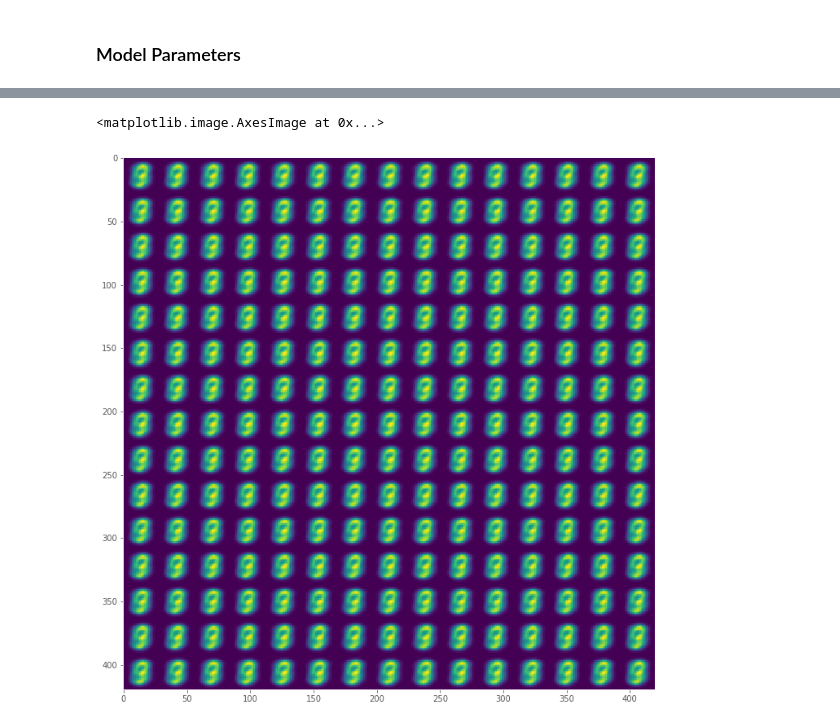
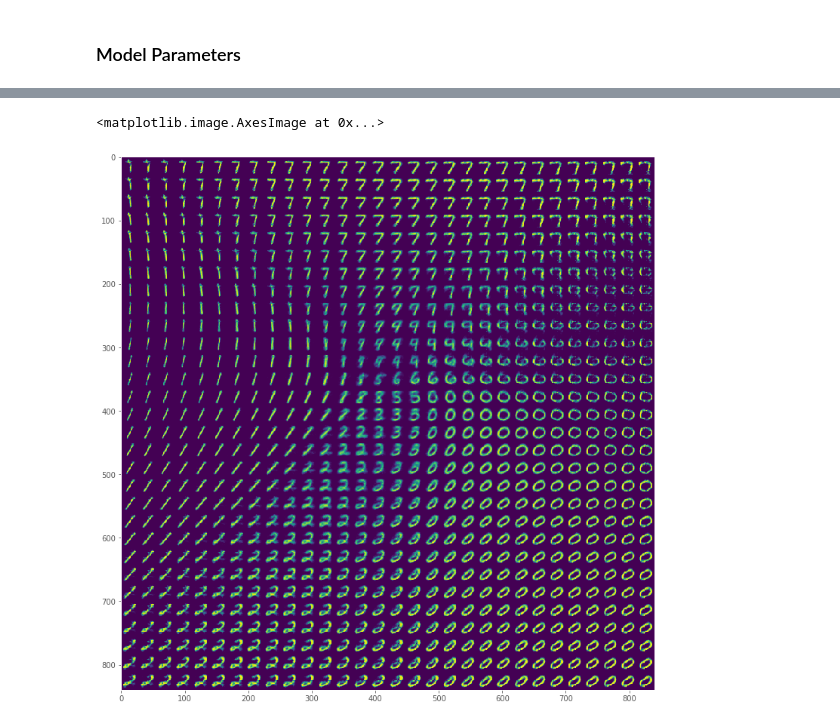
Before and after one commit to gandhiy/variational_inference, a Jupyter notebook: VAE MNIST.ipynb, the cells around one changed output, grey strips where cells are left out. Saved outputs shown, nothing was run; the diff lists cells and outputs as text; code cells hidden in the pictures.

```diff
--- a/VAE MNIST.ipynb
+++ b/VAE MNIST.ipynb
@@ -39 +105,8 @@ epochs = 50
+# %%
+(x_train, y_train), (x_test, y_test) = tf.keras.datasets.mnist.load_data()
+image_size = x_train.shape[1]
+x_train = np.reshape(x_train, [-1, image_size, image_size, 1])
+x_test = np.reshape(x_test, [-1, image_size, image_size, 1])
+x_train = x_train.astype('float32') / 255
+x_test = x_test.astype('float32') / 255
 # %% [markdown]
@@ -82 +114,7 @@ _________________________________________________________________
+# %%
+input_shape = x_train[0].shape
+intermediate_dim = 512
+batch_size=100
+latent_dim = 2
+epochs = 10
 # %% [markdown]
@@ -108,0 +122,2 @@ _________________________________________________________________
+# %%
+conv_vae, conv_encoder, conv_decoder = conv_vae(input_shape, sampling, intermediate_dim, latent_dim, verbose=True)
@@ -134,6 +169,11 @@ Epoch 35/35
 # %%
-mu, sig, out = encoder.predict(x_test)
+conv_mu, conv_sig, out = conv_encoder.predict(x_test)
 plt.figure(figsize=(12,8))
-plt.scatter(mu[:,0], mu[:,1], c=y_test)
+plt.scatter(conv_mu[:,0], conv_mu[:,1], c=y_test)
 plt.colorbar()
+plt.show()
+plt.figure(figsize=(12,8))
+plt.scatter(conv_sig[:,0], conv_sig[:,1], c=y_test)
+plt.colorbar()
+plt.show()
 # %% [output]
@@ -142,19 +182,19 @@ plt.colorbar()
 # %%
-n = 15
+n = 30
 digit_size = 28
 figure = np.zeros((digit_size * n, digit_size * n))
-grid_x = np.linspace(-.02, .02, n)
-grid_y = np.linspace(-.02, .02, n)
+grid_x = np.linspace(-.5, .5, n)
+grid_y = np.linspace(-.5, .7, n)
 
 for i, yi in enumerate(grid_y):
     for j, xi in enumerate(grid_x):
         z = np.array([[xi,yi]])
-        out = decoder.predict(z)
+        out = conv_decoder.predict(z)
         digit = out[0].reshape(28,28)
         figure[i * digit_size: (i + 1) * digit_size, j * digit_size: (j + 1) * digit_size] = digit
-plt.figure(figsize=(15,12))
+plt.figure(figsize=(16,13))
 plt.grid()
 plt.imshow(figure)
 # %% [output]
 <matplotlib.image.AxesImage at 0x...>
-[figure, old version]
+[figure, new version]
```
Also changed, not shown: parts of 26 cells of this notebook, 2 other files.
